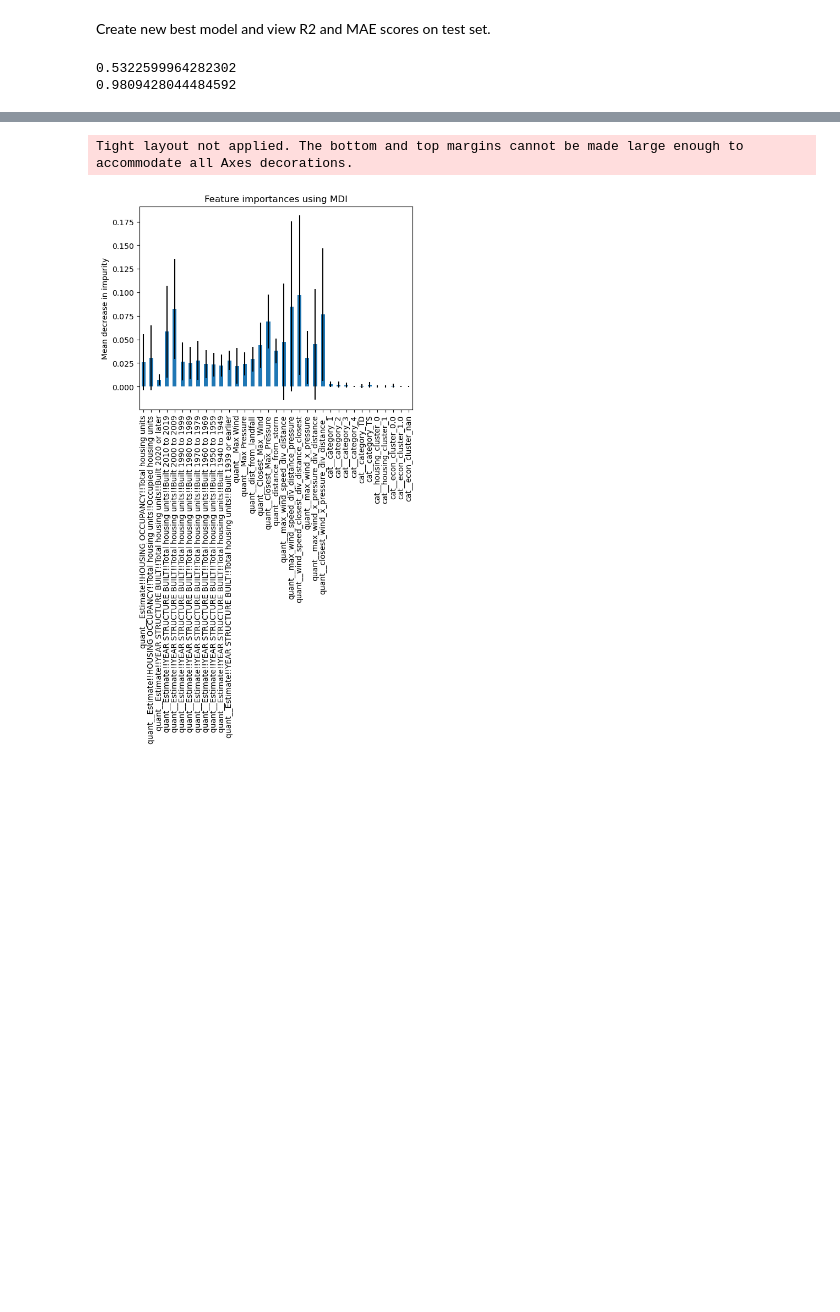
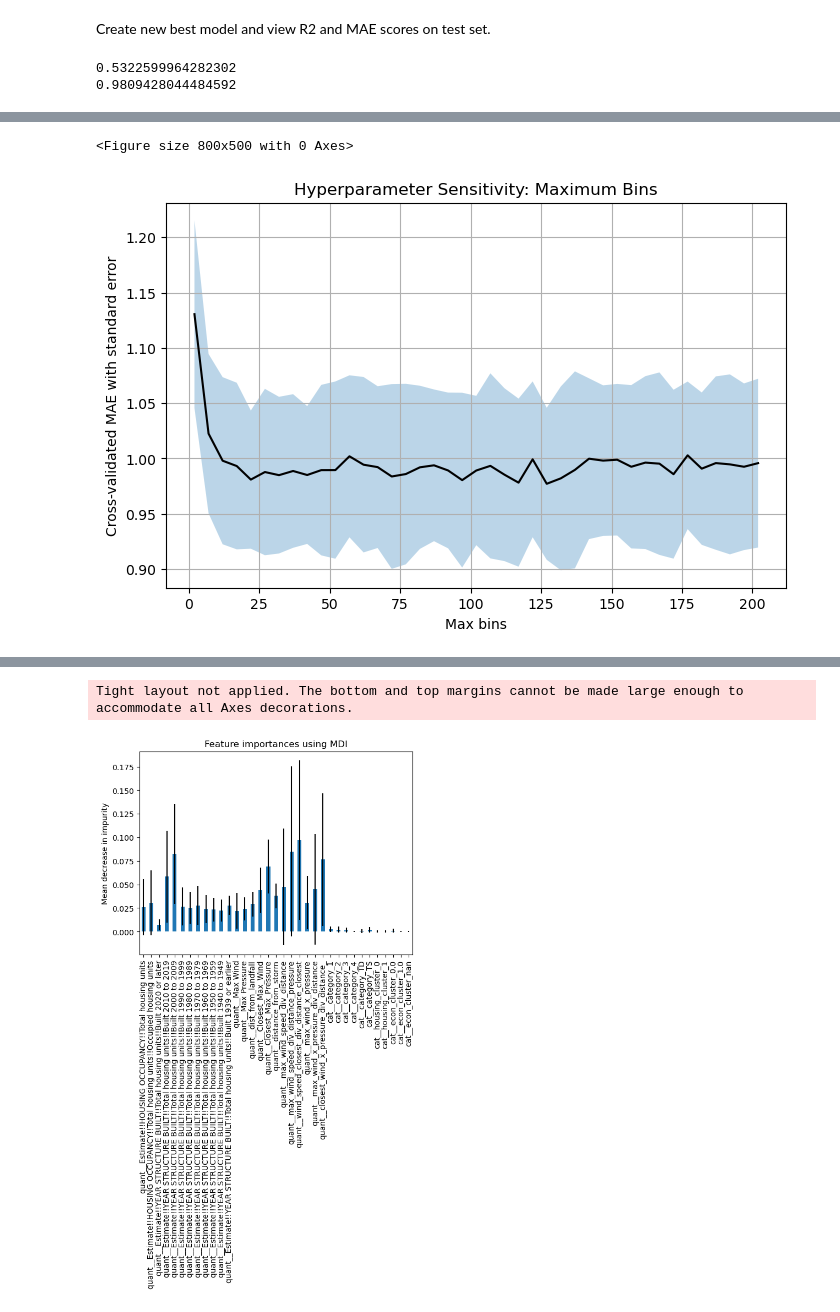
Before and after one commit to MADS696ss25group4/milestone2, a Jupyter notebook: Supervised_Models_RFR_final.ipynb, the cells around one changed output, grey strips where cells are left out. Saved outputs shown, nothing was run; the diff lists cells and outputs as text; code cells hidden in the pictures; blank space fills up the shorter version.

```diff
--- a/Supervised_Models_RFR_final.ipynb
+++ b/Supervised_Models_RFR_final.ipynb
@@ -981,0 +1131,40 @@ View feature importances for new best model.
+# %%
+bins = np.arange(2, 203, 5)
+results = []
+for bin in bins:
+    clf = HistGradientBoostingRegressor(
+        learning_rate=0.05,
+        max_bins=bin,
+        max_features=np.float64(0.8900272693077376),
+        max_iter=243,
+        random_state=0)
+    scores = cross_val_score(clf,
+                             X_train,
+                             y_train,
+                             cv = skfold.split(X_train, groups_train),
+                             scoring = 'neg_mean_absolute_error',
+                             n_jobs = -1,
+                             )
+    mean_mae = -np.mean(scores)
+    std_mae = np.std(scores)
+    results.append((bin, mean_mae, std_mae))
+
+df_results_hgbr2 = pd.DataFrame(results, columns=['model_max_bins', 'mean_mae', 'std_mae'])
+# %%
+plt.figure(figsize=(8, 5))
+plt.figure(figsize=(8, 5))
+plt.plot(df_results_hgbr2['model_max_bins'],
+         df_results_hgbr2['mean_mae'],
+         color='k')
+plt.fill_between(df_results_hgbr2['model_max_bins'],
+                 df_results_hgbr2['mean_mae']-df_results_hgbr2['std_mae'].abs(),
+                 df_results_hgbr2['mean_mae']+df_results_hgbr2['std_mae'].abs(),
+                 alpha=0.3)
+plt.xlabel('Max bins')
+plt.ylabel('Cross-validated MAE with standard error')
+plt.title('Hyperparameter Sensitivity: Maximum Bins')
+plt.grid(True)
+plt.show()
+# %% [output]
+<Figure size 800x500 with 0 Axes>
+[figure, added]
```
Also changed, not shown: parts of 30 cells of this notebook.
